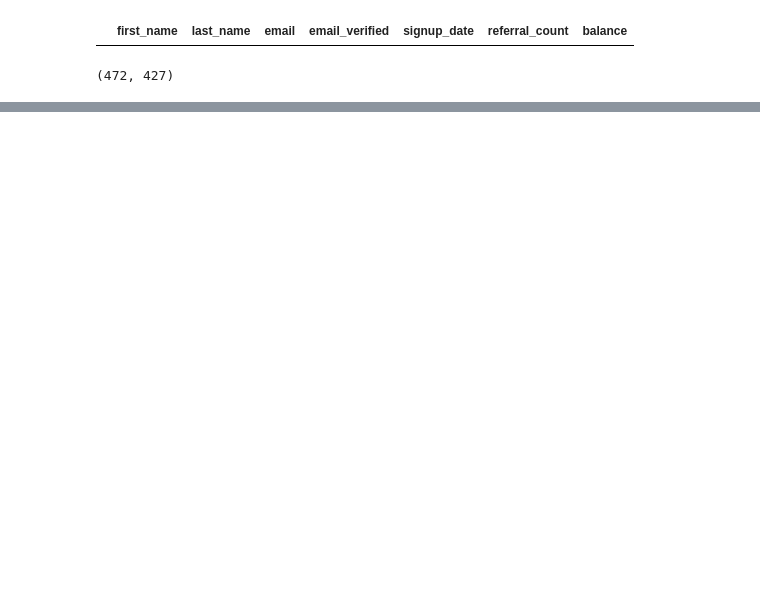
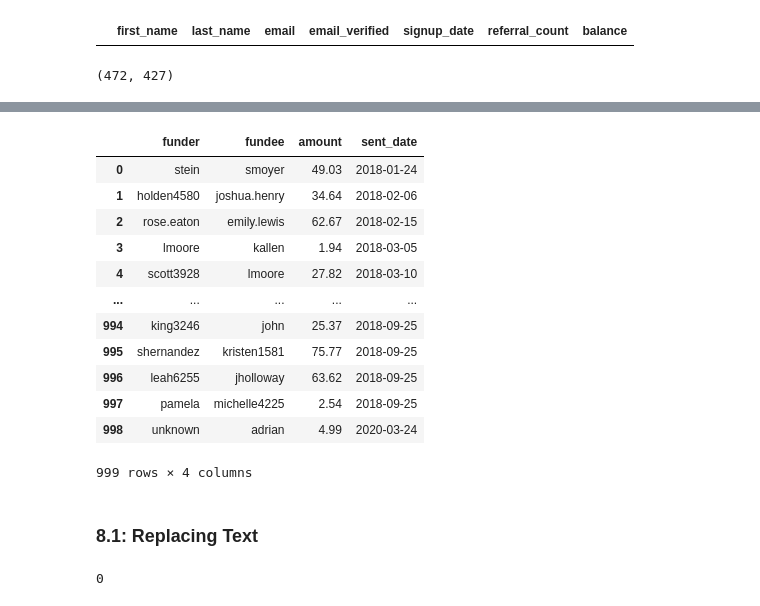
Before and after one commit to Crossroadsman/python-notes, a Jupyter notebook: libraries/pandas/Pandas.ipynb, the cells around one changed output, grey strips where cells are left out. Saved outputs shown, nothing was run; the diff lists cells and outputs as text; code cells hidden in the pictures; blank space fills up the shorter version.

Commit message:
Complete text manipulation

```diff
--- a/libraries/pandas/Pandas.ipynb
+++ b/libraries/pandas/Pandas.ipynb
@@ -1122,0 +1150,19 @@ users_with_last_names = users.dropna()
+# %%
+transactions.fillna('unknown', inplace=True)  # Fix NaN value in original dataset
+
+# Helper function
+def make_chaos(dataframe, num_samples, columns, fn):
+    """mess up the string data in a dataframe"""
+    samples = dataframe.sample(num_samples, random_state=num_samples)  # use num of samples as random seed
+    for column in columns:
+        samples[column] = samples[column].apply(fn)
+    dataframe.update(samples)
+
+corrupted_transactions = transactions.copy()
+
+make_chaos(corrupted_transactions, 42, ['funder'], lambda x: '$' + x)
+make_chaos(corrupted_transactions, 88, ['fundee'], lambda x: x.upper())
+
+corrupted_transactions[(corrupted_transactions.funder.str.startswith('$'))
+                     | (corrupted_transactions.fundee.str.isupper())
+].head(10)
@@ -1122,0 +1181,27 @@ users_with_last_names = users.dropna()
+# %%
+transactions
+# %% [output]
+|  | funder | fundee | amount | sent_date |
+| 0 | stein | smoyer | 49.03 | 2018-01-24 |
+| 1 | holden4580 | joshua.henry | 34.64 | 2018-02-06 |
+| 2 | rose.eaton | emily.lewis | 62.67 | 2018-02-15 |
+| 3 | lmoore | kallen | 1.94 | 2018-03-05 |
+| 4 | scott3928 | lmoore | 27.82 | 2018-03-10 |
+| ... | ... | ... | ... | ... |
+| 994 | king3246 | john | 25.37 | 2018-09-25 |
+| 995 | shernandez | kristen1581 | 75.77 | 2018-09-25 |
+| 996 | leah6255 | jholloway | 63.62 | 2018-09-25 |
+| 997 | pamela | michelle4225 | 2.54 | 2018-09-25 |
+| 998 | unknown | adrian | 4.99 | 2020-03-24 |
+999 rows × 4 columns
+# %% [markdown]
+<a id="8.1"> </a>
+### 8.1: Replacing Text ###
+# %%
+# Replace all '$' in the funder field with an empty string
+corrupted_transactions.funder = corrupted_transactions.funder.str.replace('$', '')
+
+# Verify we got them all
+len(corrupted_transactions[corrupted_transactions.funder.str.startswith('$')])
+# %% [output]
+0
```
Also changed, not shown: parts of 14 cells of this notebook.
